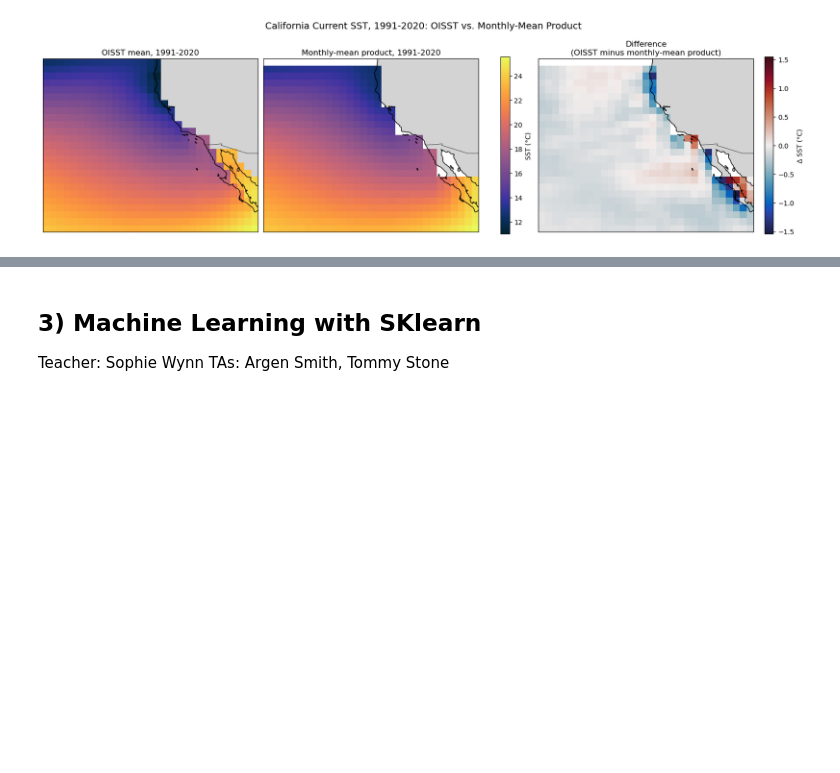
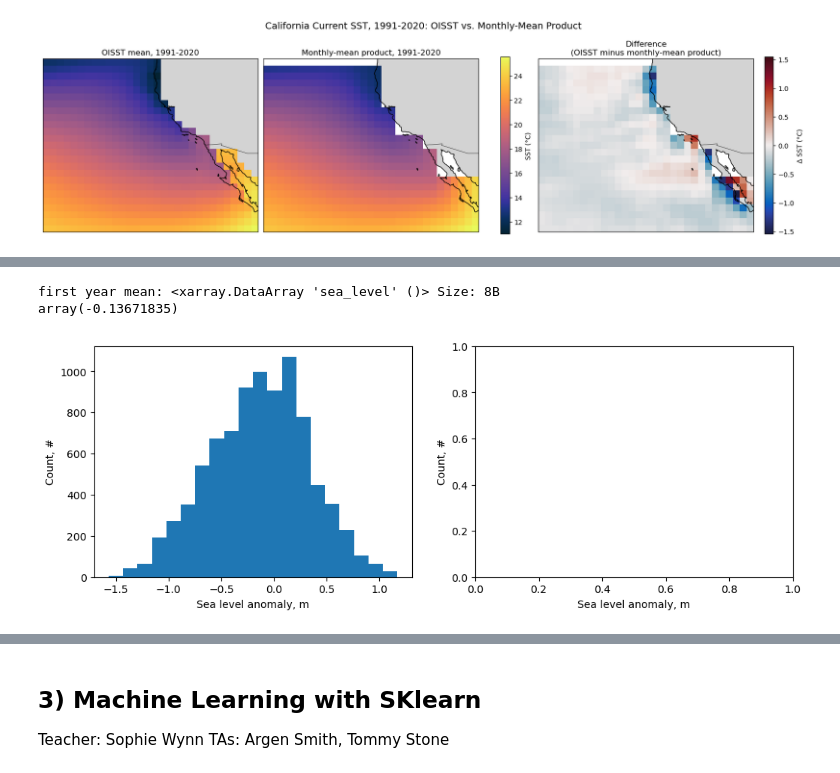
Before and after one commit to tgstone/sio-math-workshop, a Jupyter notebook: docs/source/2026/day3/data_workshop2.ipynb, the cells around one changed output, grey strips where cells are left out. Saved outputs shown, nothing was run; the diff lists cells and outputs as text; code cells hidden in the pictures; blank space fills up the shorter version.

```diff
--- a/docs/source/2026/day3/data_workshop2.ipynb
+++ b/docs/source/2026/day3/data_workshop2.ipynb
@@ -425,0 +533,27 @@ TA: Sophie Wynn, Tommy Stone
+# %%
+# some scaffolding of a solution. If you're confident, try starting yourself first!
+firstend_date = np.min(tide_ds.time.data) + np.timedelta64(1, 'Y').astype('<m8[ns]')
+#lastend_date =
+firstyears = sla.where(tide_ds.time < firstend_date, drop=True)
+#lastyears =
+
+# calculate the means
+first_mean = firstyears.mean()
+#last_mean =
+print(f'first year mean: {first_mean}')
+
+# calculate the variance, skew, kurtosis
+
+
+# Plot the histograms
+fig, axs = plt.subplots(1, 2, figsize=(12, 4))
+axs[0].hist(firstyears, bins=20)
+
+
+for ax in axs:
+    ax.set_xlabel('Sea level anomaly, m')
+    ax.set_ylabel('Count, #')
+# %% [output]
+first year mean: <xarray.DataArray 'sea_level' ()> Size: 8B
+array(-0.13671835)
+[figure, added]
```
Also changed, not shown: parts of 13 cells of this notebook.
